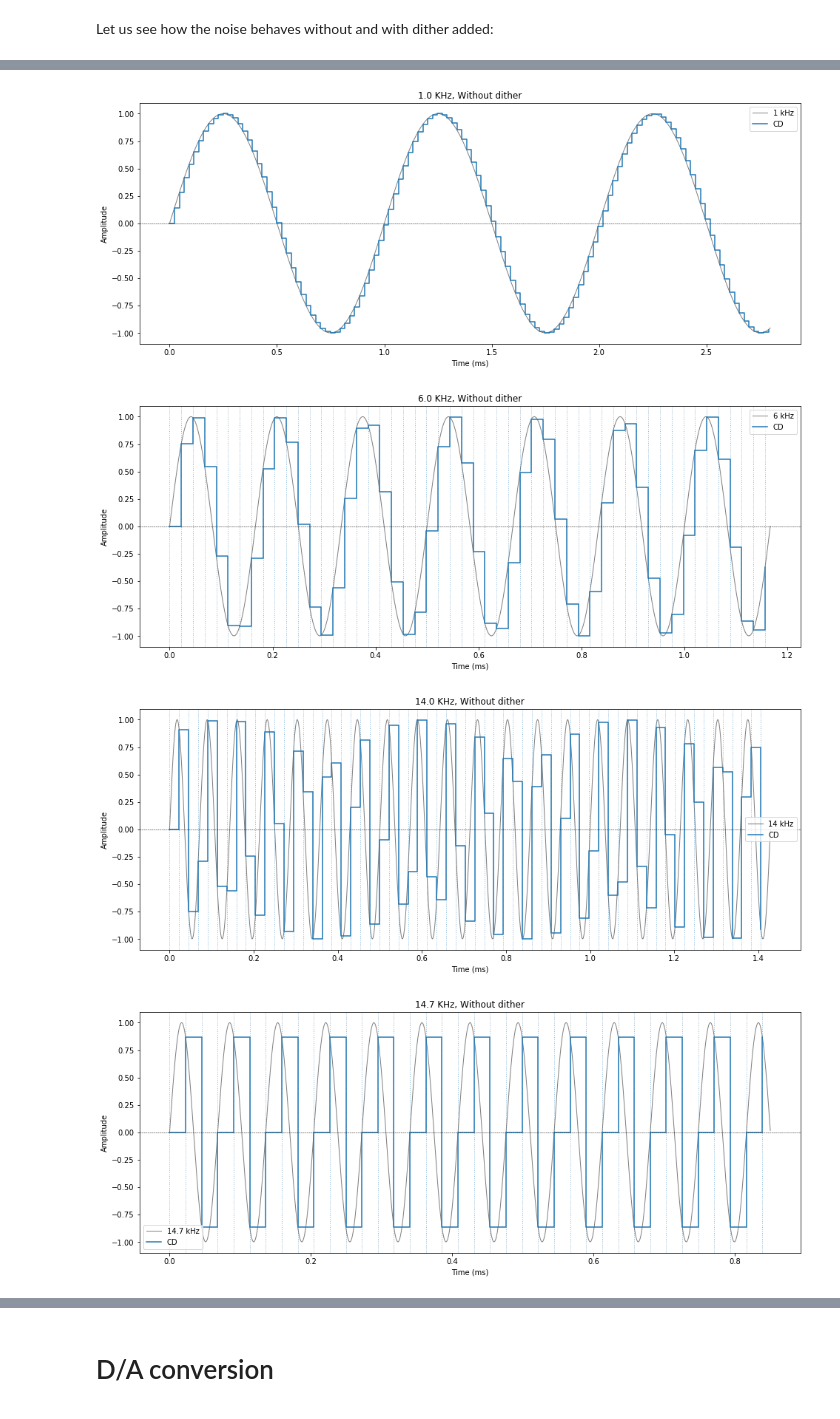
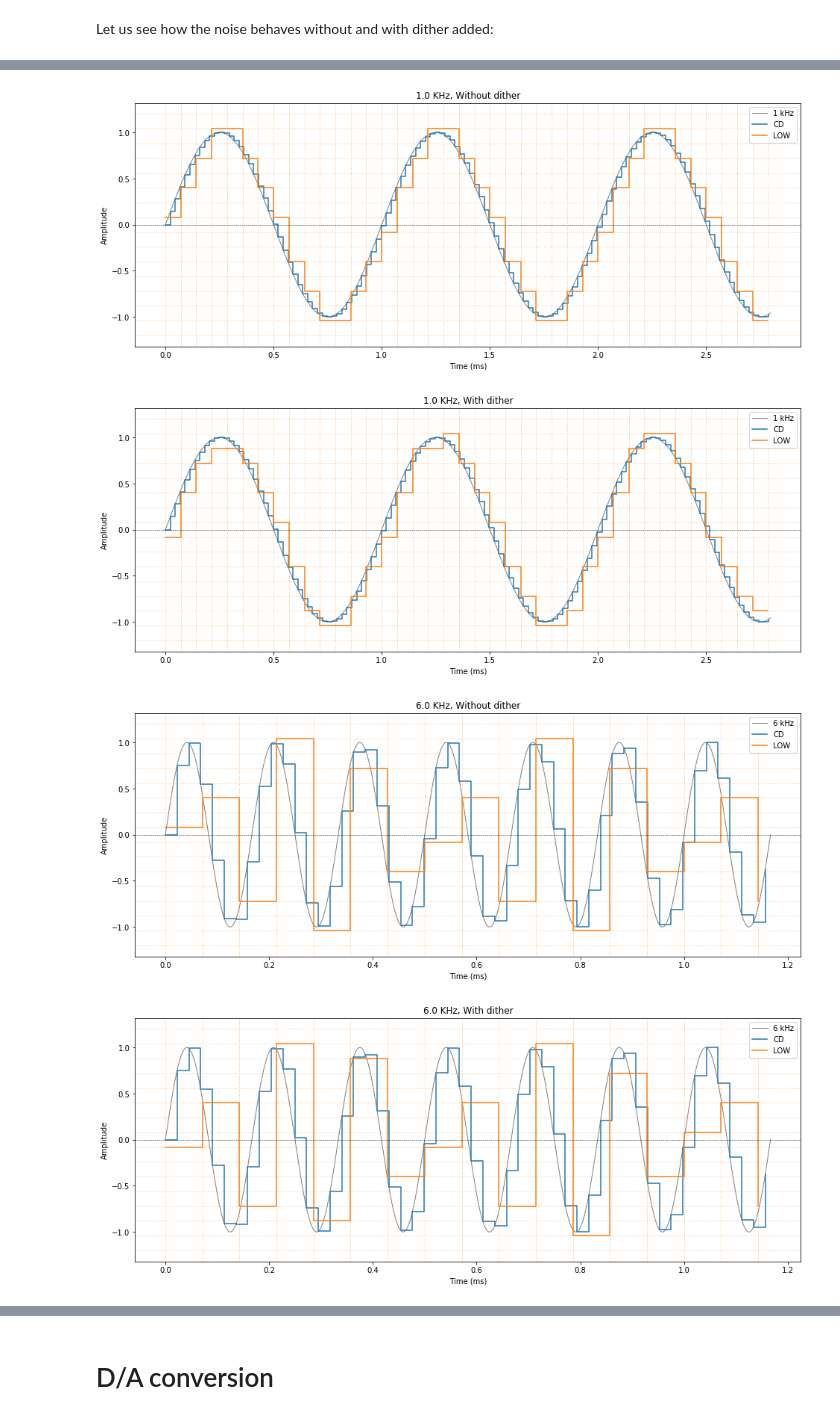
Before and after one commit to marcondos/signal, a Jupyter notebook: sampling.ipynb, the cells around one changed output, grey strips where cells are left out. Cells and saved outputs as stored; diff of their text form; code cells hidden in the pictures.

```diff
--- a/sampling.ipynb
+++ b/sampling.ipynb
@@ -36,9 +36,9 @@ A/D conversion
 ADC_list = []
 for sampler, freq, bits in [
     #('PCM 1', 44100, 4),   # Same CD frequency, lower resolution
-    ##('PCM 2', 14000, 16),  # Same CD resolution, lower frequency
+    #('PCM 2', 14000, 16),  # Same CD resolution, lower frequency
     ('CD', 44100, 16),  # Same CD resolution, lower frequency
-    #('LOW', 14000, 4),  # Same CD resolution, lower frequency
+    ('LOW', 14000, 4),  # Same CD resolution, lower frequency
 ]:
     ADC = waves.PCMSampler(sampler, freq, bits)
     ADC.color = next(COLOR)
@@ -58,4 +58,4 @@ dither_setup = {
         'w': 1,
     },
 }
-dither_setup.pop('dither')
+#dither_setup.pop('dither')
@@ -66,14 +64,14 @@ experiments = [
     (waves.AnalogSineWave, '1 kHz', 1e3, 2.8),
     (waves.AnalogSineWave, '6 kHz', 6e3, 7),
     (waves.AnalogSineWave, '14 kHz', 14e3, 20),
-    (waves.AnalogSineWave, '14.7 kHz', 14.7e3, 12.5),
-    (waves.AnalogSineWave, '18 kHz', 18e3, 20),
-    (waves.AnalogSineWave, '20 kHz', 20e3, 30),
-    (waves.AnalogSineWave, '21 kHz', 21e3, 30),
-    (waves.AnalogSineWave, '22 kHz', 22e3, 30),
-    (waves.AnalogSineWave, '22 kHz', 22e3, 300),
-    (waves.AnalogSineWave, '22.05 kHz', 22.05e3, 30),
-    (waves.AnalogSineWave, '30 kHz', 30e3, 30),
+    #(waves.AnalogSineWave, '14.7 kHz', 14.7e3, 12.5),
+    #(waves.AnalogSineWave, '18 kHz', 18e3, 20),
+    #(waves.AnalogSineWave, '20 kHz', 20e3, 30),
+    #(waves.AnalogSineWave, '21 kHz', 21e3, 30),
+    #(waves.AnalogSineWave, '22 kHz', 22e3, 30),
+    #(waves.AnalogSineWave, '22 kHz', 22e3, 300),
+    #(waves.AnalogSineWave, '22.05 kHz', 22.05e3, 30),
+    #(waves.AnalogSineWave, '30 kHz', 30e3, 30),
 ]
 exp_results = []
 # %% [markdown]
@@ -98,8 +96,7 @@ for wavetype, wlabel, f, n_waves in experiments:
         for ADC in ADC_list:
             # sample:
             converted, noise_signal[dithering][ADC.label] = ADC.quantize(
-                audio, length, dither=setup['state']
-            )
+                audio, length, dither=setup['state'])
             converted.view(ax, lw=1.5, label=ADC.label, color=ADC.color)
 
             signal_domain = audio.time_array(length)
@@ -124,9 +121,9 @@ for wavetype, wlabel, f, n_waves in experiments:
 
             # Show grid of ADC with the lowest resolution:
             ADC = sorted(ADC_list, key=lambda ADC: ADC.amplitude_resolution)[0]
-            # but only if no more than 4-bit, since too many levels
+            # but only if not more than 4-bit, since too many levels
             if ADC.amplitude_resolution <= 4:
-                [ax.axhline(A, color=ADC.color, lw=1, ls=':', alpha=0.5) for A in np.linspace(ADC.amp_min, ADC.amp_max, ADC.levels)]
+                [ax.axhline(A, color=ADC.color, lw=1, ls=':', alpha=0.5) for A in ADC.reconstruct(np.arange(ADC.levels))]
 
         ax.legend()
         if 'z' in plots_shown:
@@ -136,5 +133,11 @@ for wavetype, wlabel, f, n_waves in experiments:
         ax.set_ylabel('Amplitude')
         ax.set_xlabel('Time (ms)')
         fig.set_size_inches(16, 6)
+
+        #w = np.linspace(ADC.amp_min, ADC.amp_max, 2000)
+        #Q = ADC.reconstruct(ADC.classify(w))
+        #plt.clf()
+        #plt.grid()
+        #plt.plot(w, Q)
     exp_results.append(dith_results)
 # %% [output]
@@ -152,4 +156,4 @@ CD's stream without dither (65536 levels): [32767 8040 53747 39693 5910 48628 46
-[figure, old version]
+[figure, new version]
-[figure, old version]
+[figure, new version]
-[figure, old version]
+[figure, new version]
-[figure, old version]
+[figure, new version]
```
Also changed, not shown: parts of 2 cells of this notebook, 1 other file.
